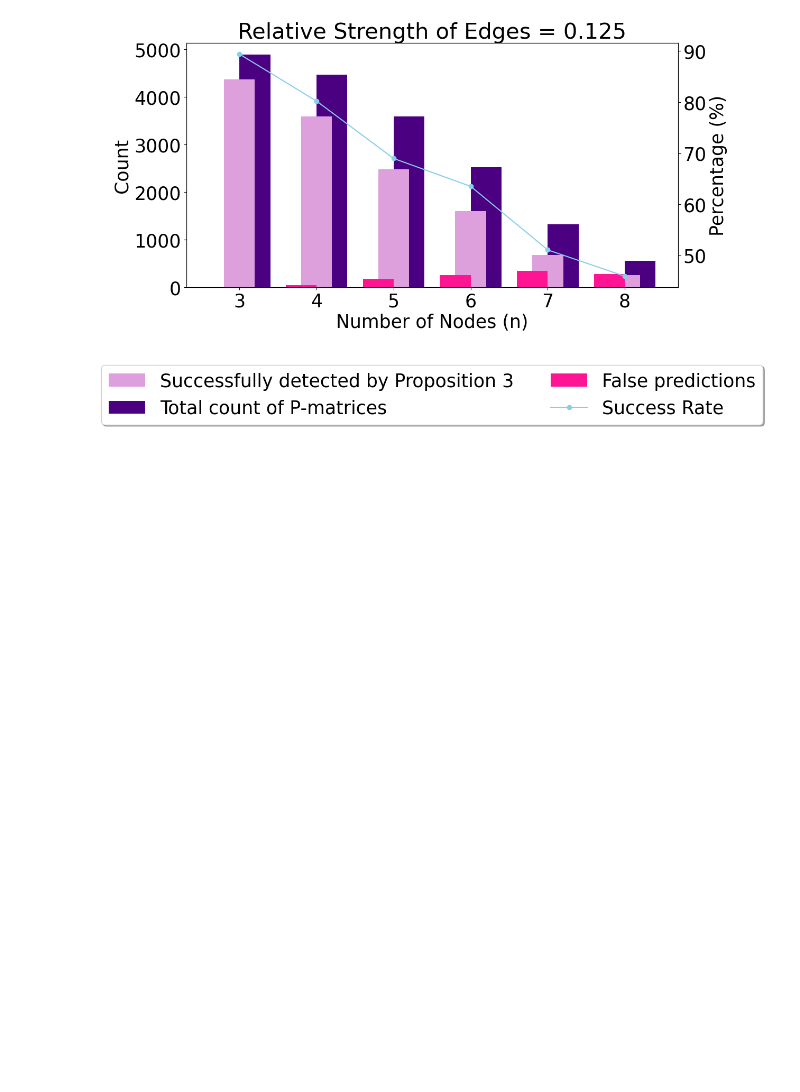
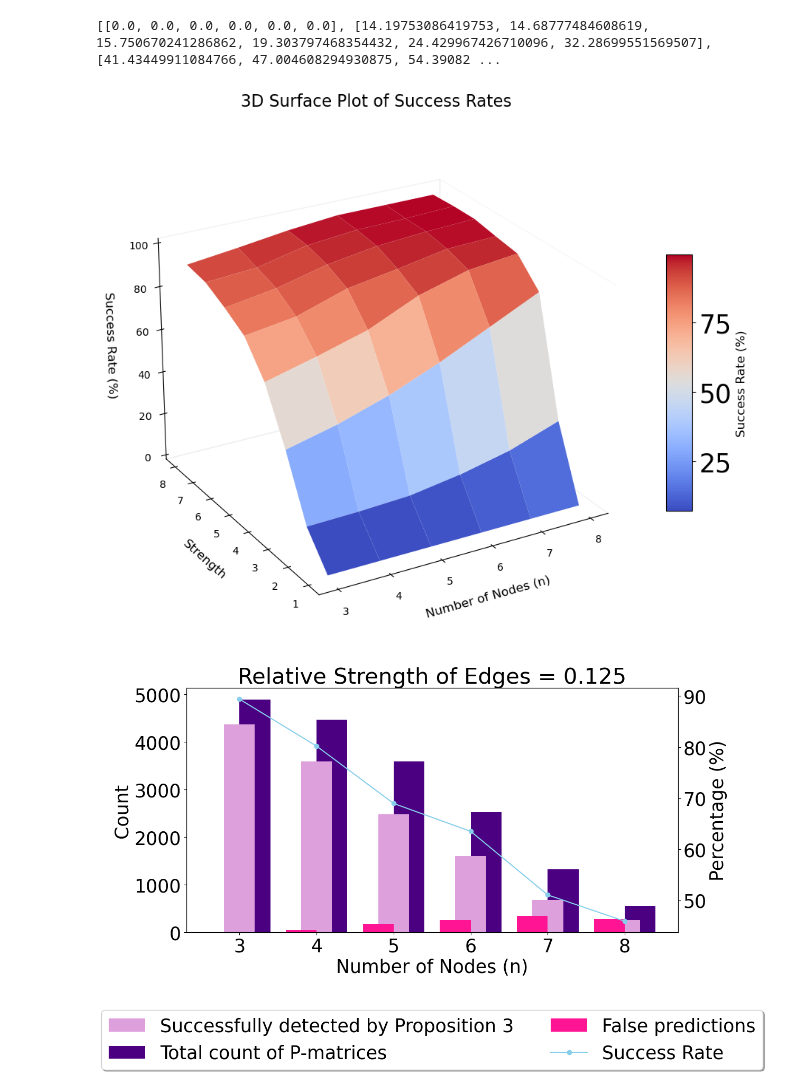
Before and after one commit to RamanEbrahimi/Research, a Jupyter notebook: MultilayerGame/generate_p_matrix.ipynb, the cells around one changed output. Saved outputs shown, nothing was run; the diff lists cells and outputs as text; code cells hidden in the pictures; blank space fills up the shorter version.

Commit message:
3d plot

```diff
--- a/MultilayerGame/generate_p_matrix.ipynb
+++ b/MultilayerGame/generate_p_matrix.ipynb
@@ -259,3 +314,58 @@ plt.show()
+# %%
+print(percent_success_by_strength)
+# %% [output]
+[[0.0, 0.0, 0.0, 0.0, 0.0, 0.0], [14.19753086419753, 14.68777484608619, 15.750670241286862, 19.303797468354432, 24.429967426710096, 32.28699551569507], [41.43449911084766, 47.004608294930875, 54.39082 ...
+# %%
+import numpy as np
+import matplotlib.pyplot as plt
+from mpl_toolkits.mplot3d import Axes3D
+from matplotlib import cm
+
+# Example data
+n = np.array([3, 4, 5, 6, 7, 8])
+strengths = np.array([1, 2, 3, 4, 5, 6, 7, 8])
+success_rates = np.array(percent_success_by_strength)
+
+# Create meshgrid for n and strengths
+N, Strengths = np.meshgrid(n, strengths)
+
+# Create 3D plot
+fig = plt.figure(figsize=(12, 9))
+ax = fig.add_subplot(111, projection='3d')
+
+# Surface plot with colormap and shading
+surface = ax.plot_surface(N, Strengths, success_rates, cmap=cm.coolwarm, edgecolor='none', linewidth=0, antialiased=True)
+surface.set_facecolor((1.0, 1.0, 1.0, 0))  # Transparent faces
+
+# Lighting effect
+ax.view_init(elev=25, azim=-120)  # Adjust viewing angle for better perspective
+
+# Add color bar which maps values to colors
+cbar = fig.colorbar(surface, ax=ax, shrink=0.5, aspect=10)
+cbar.set_label('Success Rate (%)', fontsize=12)
+
+# Setting labels
+ax.set_xlabel('Number of Nodes (n)', labelpad=10, fontsize=12)
+ax.set_ylabel('Strength', labelpad=10, fontsize=12)
+ax.set_zlabel('Success Rate (%)', labelpad=10, fontsize=12)
+
+# Set title
+ax.set_title('3D Surface Plot of Success Rates', pad=20, fontsize=16)
+
+# Enhance tick labels size
+ax.tick_params(axis='both', which='major', labelsize=10)
+
+# Remove gridlines and background to make it cleaner
+ax.xaxis.pane.fill = False
+ax.yaxis.pane.fill = False
+ax.zaxis.pane.fill = False
+ax.grid(False)
+
+# Show plot
+plt.savefig('multiplex-prop-neg-3d.png', dpi=60)
+plt.show()
+# %% [output]
+[figure, added]
 # %%
 # FOR STRENGTH = 0.25
 iterations = 5000
```
Also changed, not shown: parts of 2 cells of this notebook, 3 other files.
